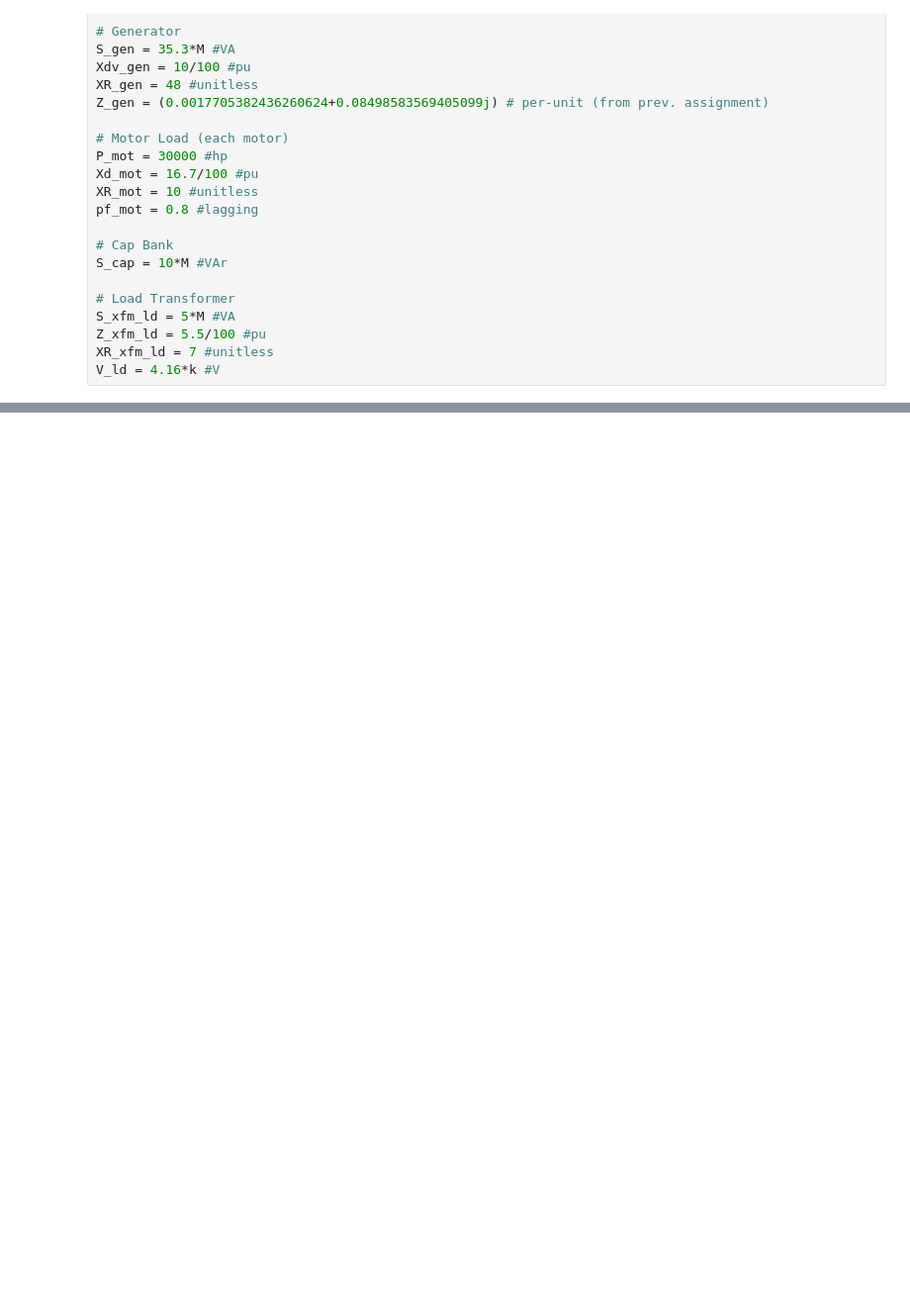
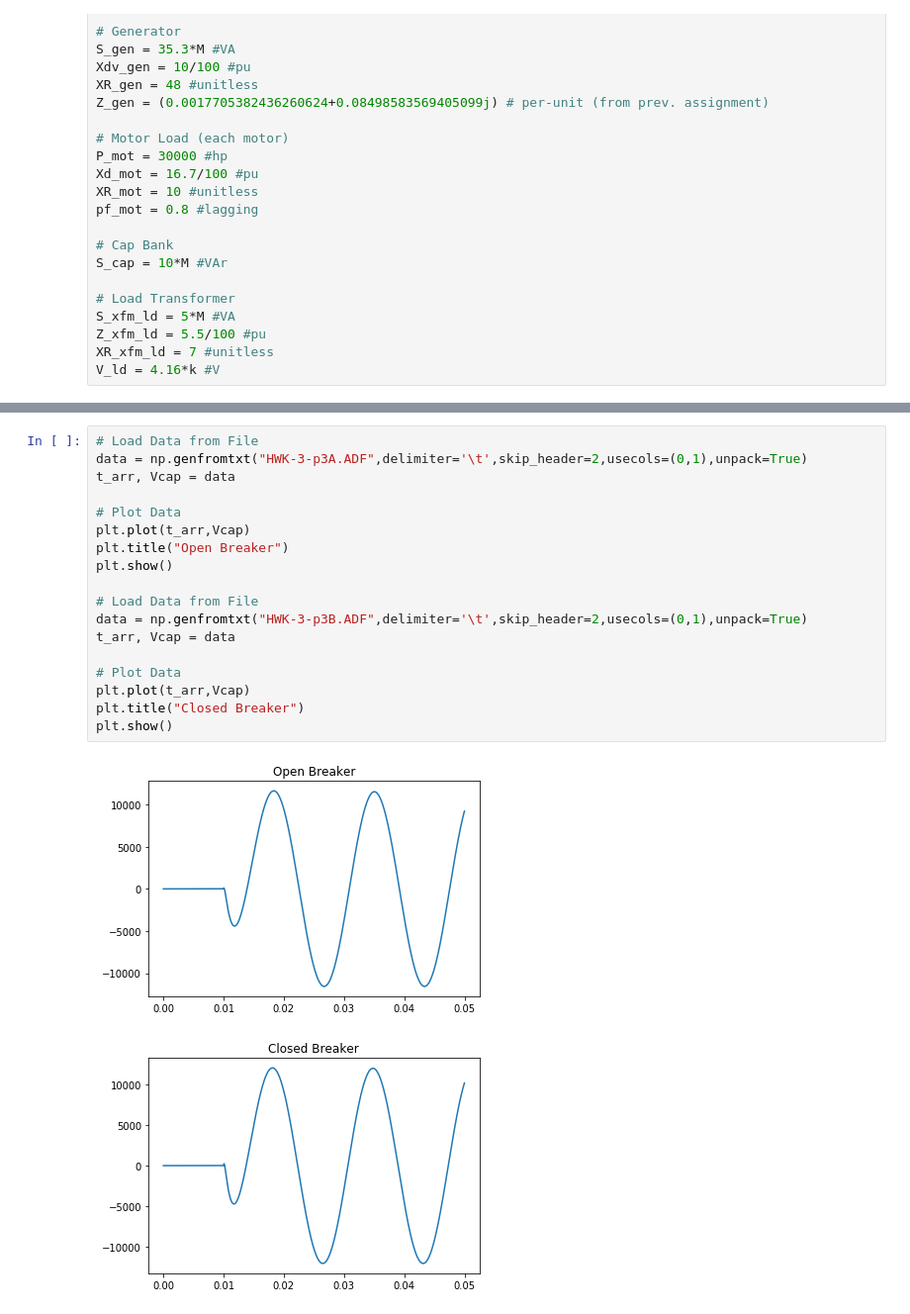
Before and after one commit to engineerjoe440/ece_classes, a Jupyter notebook: ECE524/HWK3/HWK-3.ipynb, the cells around one changed output, grey strips where cells are left out. Shown at 99% size. Cells and saved outputs as stored; diff of their text form; blank space fills up the shorter version.

```diff
--- a/ECE524/HWK3/HWK-3.ipynb
+++ b/ECE524/HWK3/HWK-3.ipynb
@@ -57,0 +189,21 @@ I,F = eep.capbacktoback(C1=C,C2=C,Lm=16*u,VLL=13.8*k)
+# %%
+# Load Data from File
+data = np.genfromtxt("HWK-3-p3A.ADF",delimiter='\t',skip_header=2,usecols=(0,1),unpack=True)
+t_arr, Vcap = data
+
+# Plot Data
+plt.plot(t_arr,Vcap)
+plt.title("Open Breaker")
+plt.show()
+
+# Load Data from File
+data = np.genfromtxt("HWK-3-p3B.ADF",delimiter='\t',skip_header=2,usecols=(0,1),unpack=True)
+t_arr, Vcap = data
+
+# Plot Data
+plt.plot(t_arr,Vcap)
+plt.title("Closed Breaker")
+plt.show()
+# %% [output]
+[figure, added]
+[figure, added]
```
Also changed, not shown: parts of 9 cells of this notebook, 14 other files.
